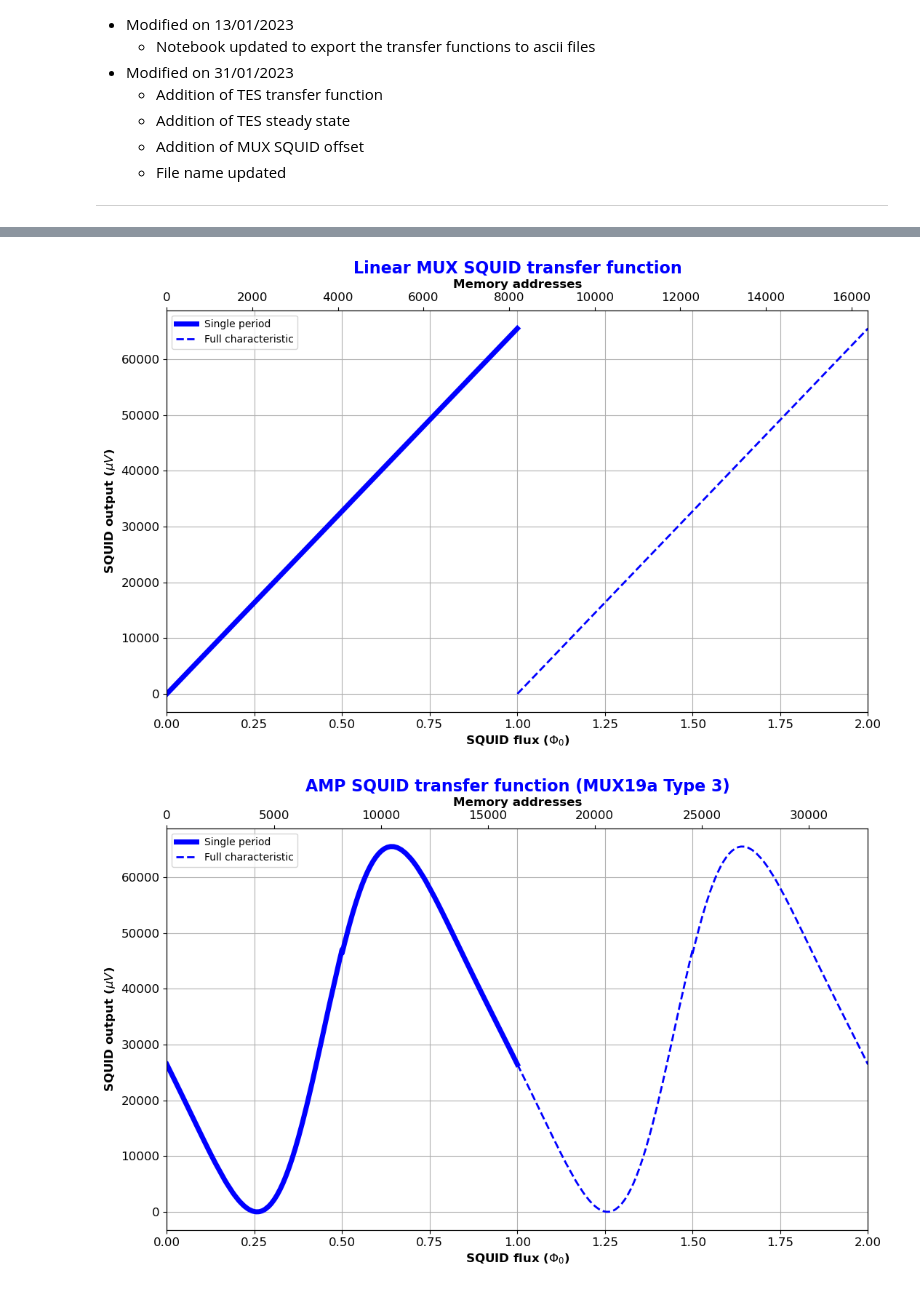
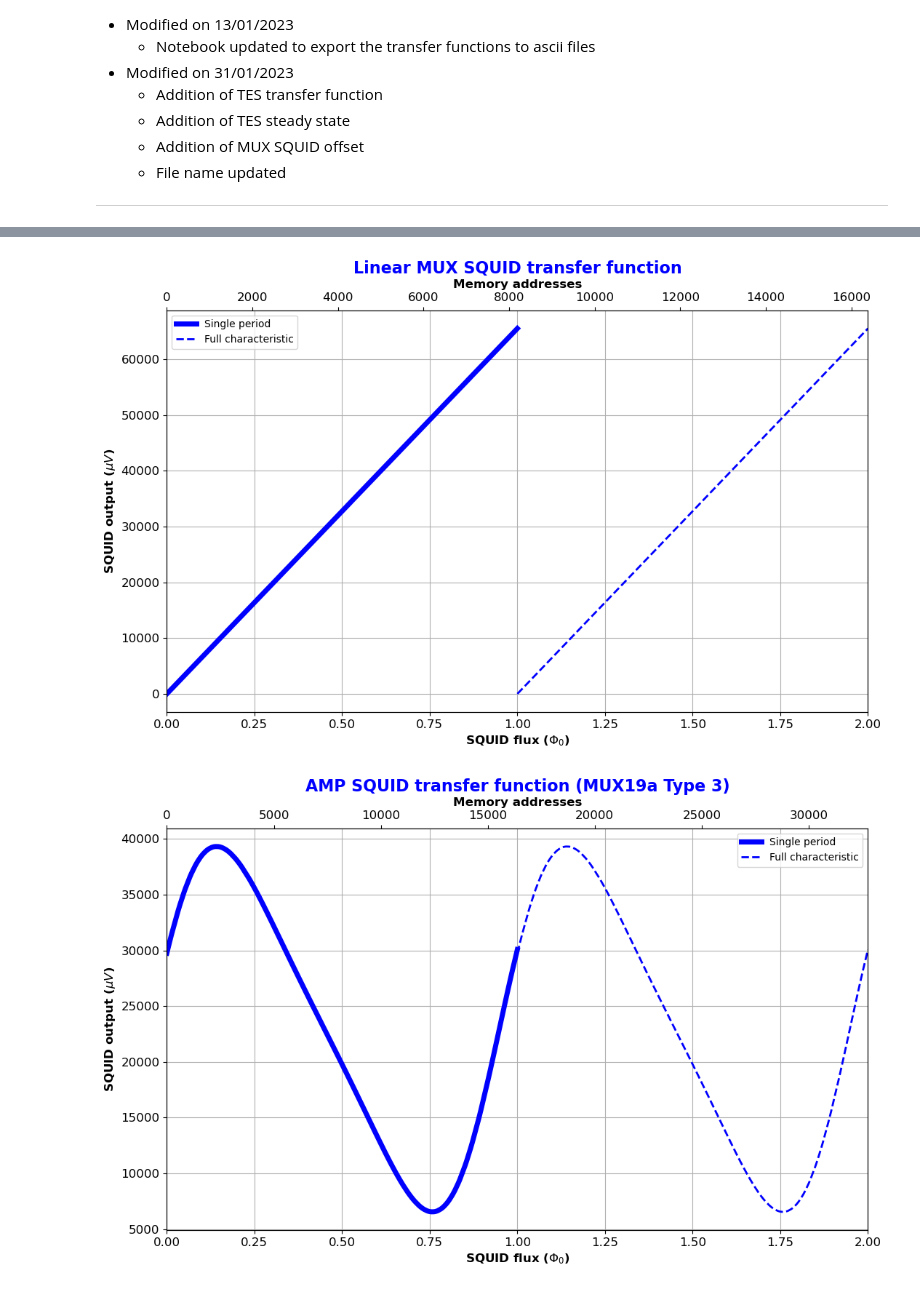
Before and after one commit to LaurentRavera/MyTechNotes, a Jupyter notebook: FPAsim_patterns/mk_transfer_functions.ipynb, the cells around one changed output, grey strips where cells are left out. Cells and saved outputs as stored; diff of their text form; code cells hidden in the pictures.

```diff
--- a/FPAsim_patterns/mk_transfer_functions.ipynb
+++ b/FPAsim_patterns/mk_transfer_functions.ipynb
@@ -111,7 +111,7 @@ def tes_steady_state(ntes, nbits, ratio):
 # MUX SQUID tranfer function (SQUID MUX19a Type 3)
 ###################################################
 
-def mux_squid(npts, full_scale=True, nbits=16):
+def mux_squid(npts, nbits=16, FS=0.5, offset=0):
 
     a = np.array([2.40329e-06, 9.54011e-06])
     p = np.array([6.299441, -0.94834025, 0.39483974])
@@ -119,8 +119,7 @@ def mux_squid(npts, full_scale=True, nbits=16):
     x = np.arange(npts)/npts
     y = (a[0]*np.sin(p[0]*(x+p[1])+p[2]*np.sin(p[0]*(x+p[1])))+a[1])*1e6
 
-    if full_scale:
-        y = (y-y.min())*(2**nbits-1)/(y.max()-y.min())
+    y = ((y-y.mean())*(2**nbits-1)/(y.max()-y.min()) + offset*(2**nbits-1)) * FS
 
     y = np.round(y).astype(int)
 
@@ -236,7 +235,7 @@ tf_to_file(tes_steady, word_length_in_bits, nom_fichier)
 ############
 npts=2**13
 word_length_in_bits = 16
-x_mux_sq, tf_mux_sq = mux_squid(npts, full_scale=True, nbits=word_length_in_bits)
+x_mux_sq, tf_mux_sq = mux_squid(npts, nbits=word_length_in_bits, FS=1, offset=0.5)
 plot_squid_tf(x_mux_sq, tf_mux_sq, "MUX SQUID transfer function (MUX19a Type 3)", "mux_squid_tf.png")
 x_mux_sq_linear, tf_mux_sq_linear = mux_squid_linear(npts, full_scale=True, nbits=word_length_in_bits) # for tests
 plot_squid_tf(x_mux_sq_linear, tf_mux_sq_linear, "Linear MUX SQUID transfer function", "mux_squid_linear_tf.png")
@@ -265,9 +264,12 @@ tf_to_file(offset, word_length_in_bits, nom_fichier)
 ############
 npts=2**14
 word_length_in_bits = 16
-x_amp_sq, tf_amp_sq = mux_squid(npts, full_scale=True, nbits=word_length_in_bits)
+FS = 0.5    # amplitude wrt FSR
+offset = 0.2     # center value wrt FSR
+x_amp_sq, tf_amp_sq = mux_squid(npts, nbits=word_length_in_bits, FS=FS, offset=offset)
 # Shifting the AMP SQUID transfer function by 1/2 period
-tf_amp_sq = np.roll(tf_amp_sq, int(npts/2))
+npts_roll = 0
+tf_amp_sq = np.roll(tf_amp_sq, int(npts_roll))
 plot_squid_tf(x_amp_sq, tf_amp_sq, "AMP SQUID transfer function (MUX19a Type 3)", "amp_squid_tf.png")
 x_amp_sq_linear, tf_amp_sq_linear = mux_squid_linear(npts, full_scale=True, nbits=word_length_in_bits) # for tests
 plot_squid_tf(x_amp_sq_linear, tf_amp_sq_linear, "Linear AMP SQUID transfer function", "amp_squid_linear_tf.png")
@@ -283,3 +285,3 @@ tf_to_file(tf_amp_sq_linear, word_length_in_bits, nom_fichier)
 [figure]
-[figure, old version]
+[figure, new version]
 [figure]
```
Also changed, not shown: parts of 1 cell of this notebook, 9 other files.
